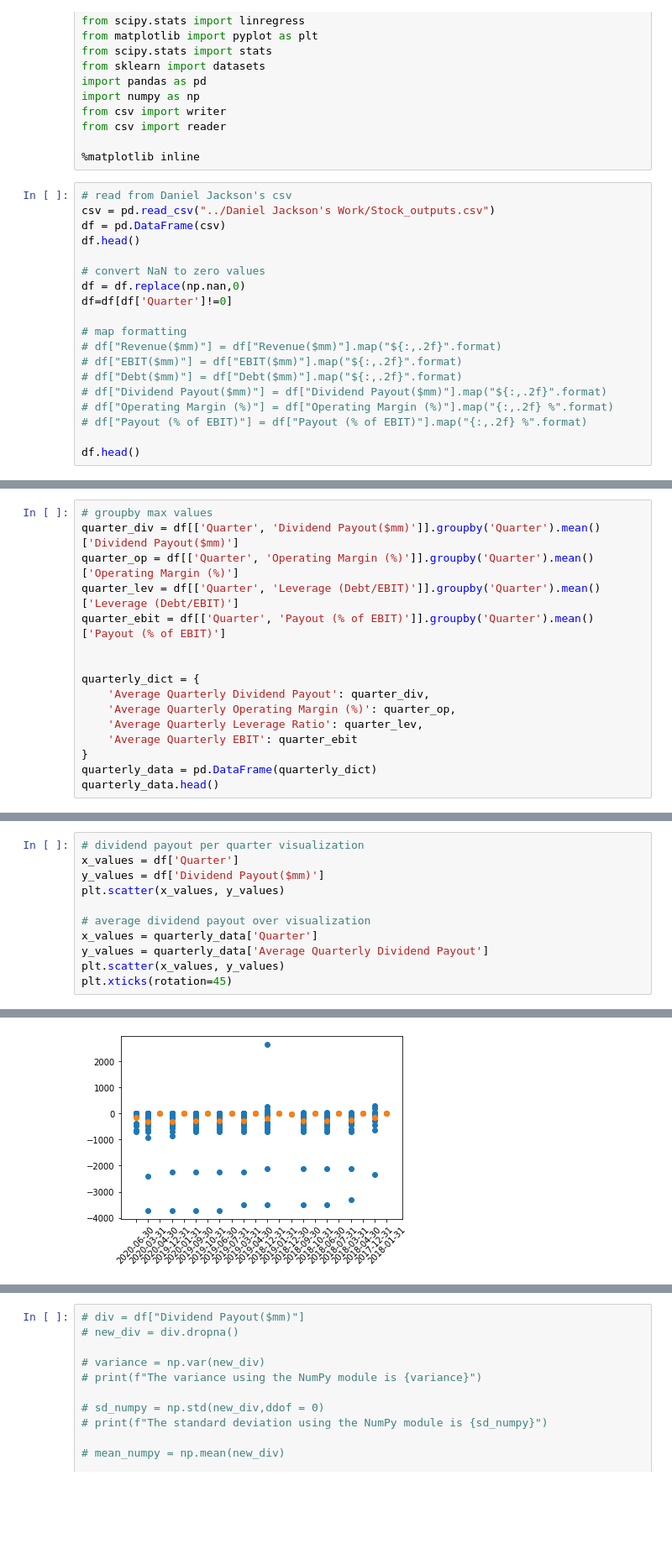
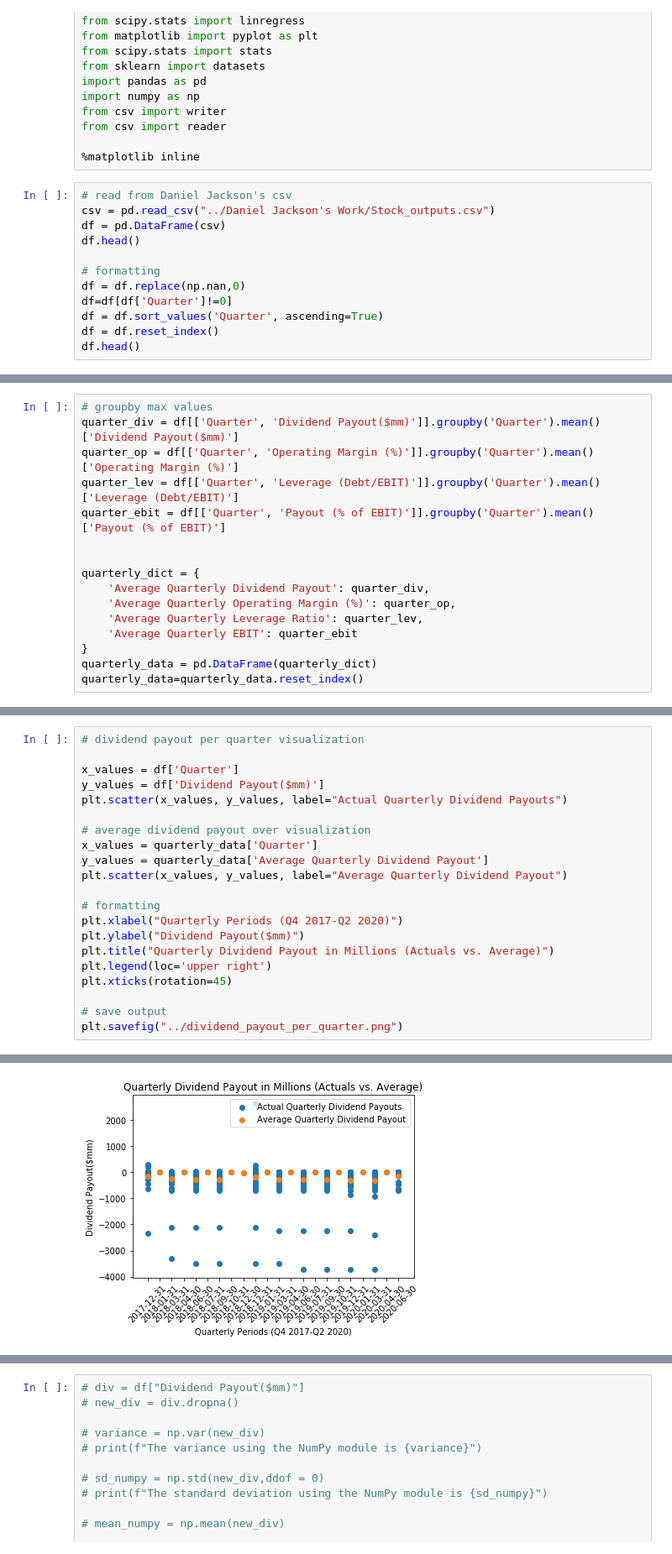
Before and after one commit to dsc55704973/project_one, a Jupyter notebook: developer/Daniel Carrillo's Work/visualizations_.ipynb, the cells around one changed output, grey strips where cells are left out. Shown at 84% size. Cells and saved outputs as stored; diff of their text form; blank space fills up the shorter version.

Commit message:
visualizations mostly finalized

```diff
--- a/developer/Daniel Carrillo's Work/visualizations_.ipynb
+++ b/developer/Daniel Carrillo's Work/visualizations_.ipynb
@@ -19,17 +19,10 @@ csv = pd.read_csv("../Daniel Jackson's Work/Stock_outputs.csv")
 df = pd.DataFrame(csv)
 df.head()
 
-# convert NaN to zero values
+# formatting
 df = df.replace(np.nan,0)
 df=df[df['Quarter']!=0]
-
-# map formatting
-# df["Revenue($mm)"] = df["Revenue($mm)"].map("${:,.2f}".format)
-# df["EBIT($mm)"] = df["EBIT($mm)"].map("${:,.2f}".format)
-# df["Debt($mm)"] = df["Debt($mm)"].map("${:,.2f}".format)
-# df["Dividend Payout($mm)"] = df["Dividend Payout($mm)"].map("${:,.2f}".format)
-# df["Operating Margin (%)"] = df["Operating Margin (%)"].map("{:,.2f} %".format)
-# df["Payout (% of EBIT)"] = df["Payout (% of EBIT)"].map("{:,.2f} %".format)
-
+df = df.sort_values('Quarter', ascending=True)
+df = df.reset_index()
 df.head()
 # %% [output]
@@ -54,4 +47,4 @@ quarterly_dict = {
     'Average Quarterly EBIT': quarter_ebit
 }
 quarterly_data = pd.DataFrame(quarterly_dict)
-quarterly_data.head()
+quarterly_data=quarterly_data.reset_index()
@@ -66,12 +51,22 @@ quarterly_data.head()
 # %%
 # dividend payout per quarter visualization
+
 x_values = df['Quarter']
 y_values = df['Dividend Payout($mm)']
-plt.scatter(x_values, y_values)
+plt.scatter(x_values, y_values, label="Actual Quarterly Dividend Payouts")
 
 # average dividend payout over visualization
 x_values = quarterly_data['Quarter']
 y_values = quarterly_data['Average Quarterly Dividend Payout']
-plt.scatter(x_values, y_values)
+plt.scatter(x_values, y_values, label="Average Quarterly Dividend Payout")
+
+# formatting
+plt.xlabel("Quarterly Periods (Q4 2017-Q2 2020)")
+plt.ylabel("Dividend Payout($mm)")
+plt.title("Quarterly Dividend Payout in Millions (Actuals vs. Average)")
+plt.legend(loc='upper right')
 plt.xticks(rotation=45)
+
+# save output
+plt.savefig("../dividend_payout_per_quarter.png")
 # %% [output]
@@ -95,4 +73,4 @@ plt.xticks(rotation=45)
-[figure, old version]
+[figure, new version]
 # %%
 # operating margin per quarter visualization
 x_values = df['Quarter']
```
Also changed, not shown: parts of 10 cells of this notebook, 8 other files.
